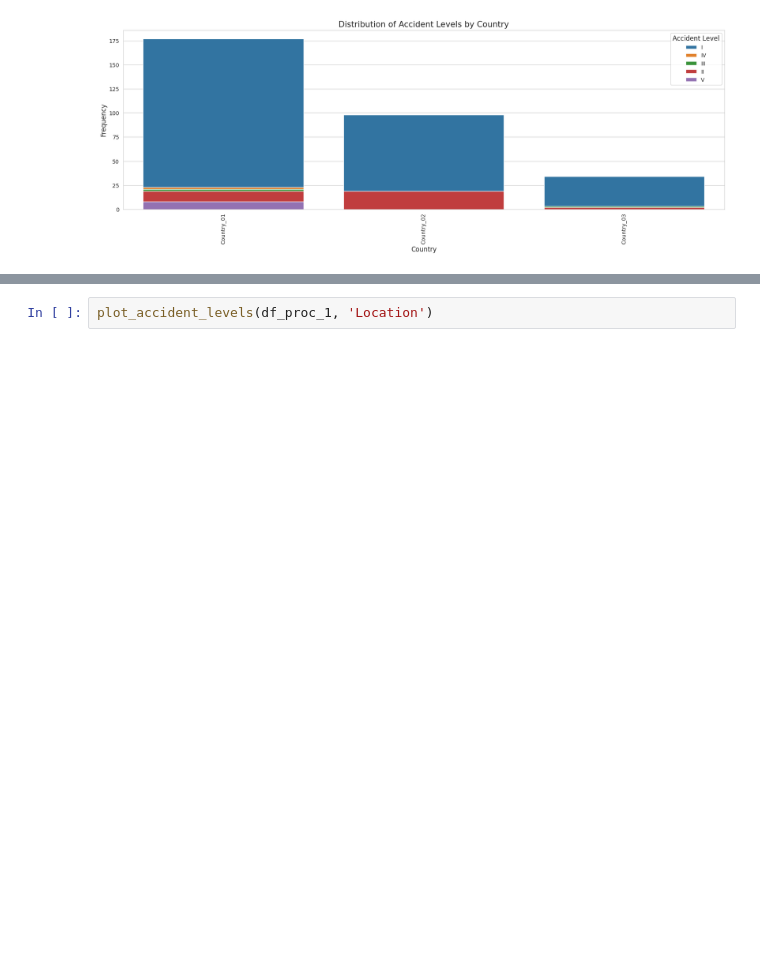
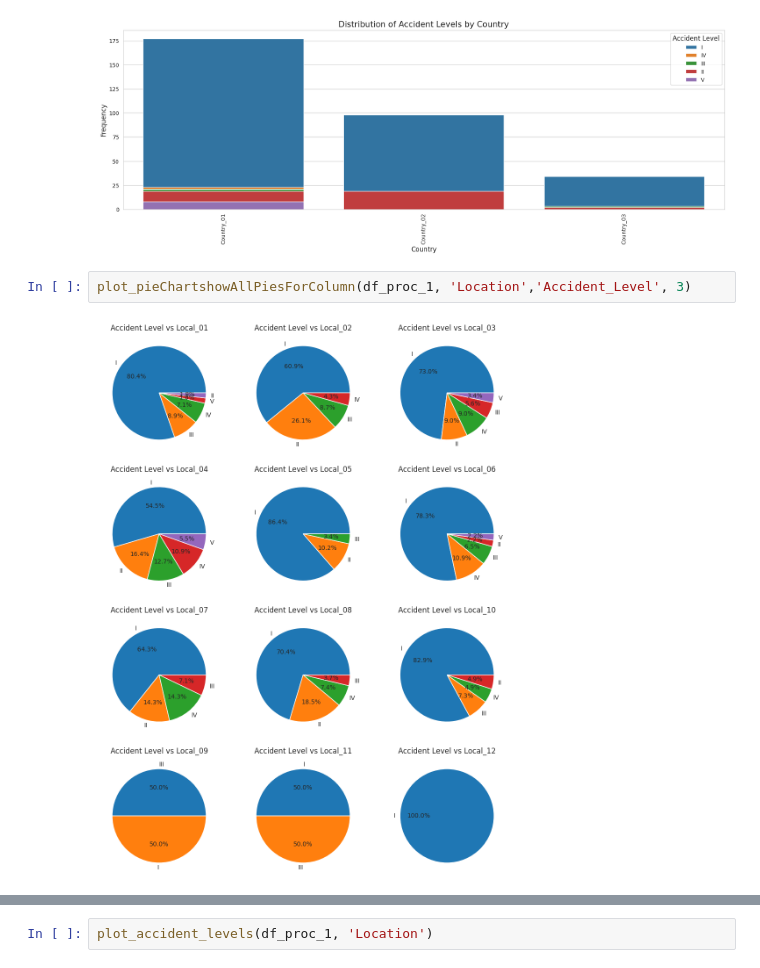
Before and after one commit to MeeruChandra/GL_NLP1_Group2, a Jupyter notebook: GLCapstone_NLP1.ipynb, the cells around one changed output, grey strips where cells are left out. Drawn from its saved outputs; the diff is of its cells as text; blank space fills up the shorter version.

```diff
--- a/GLCapstone_NLP1.ipynb
+++ b/GLCapstone_NLP1.ipynb
@@ -490,3 +491,7 @@ TypeError: plot_each_pieChart() missing 1 required positional argument: 'targetC
 plot_accident_levels(df_proc_1, 'Country')
 # %% [output]
 [figure]
+# %%
+plot_pieChartshowAllPiesForColumn(df_proc_1, 'Location','Accident_Level', 3)
+# %% [output]
+[figure, added]
```
Also changed, not shown: parts of 9 cells of this notebook.
